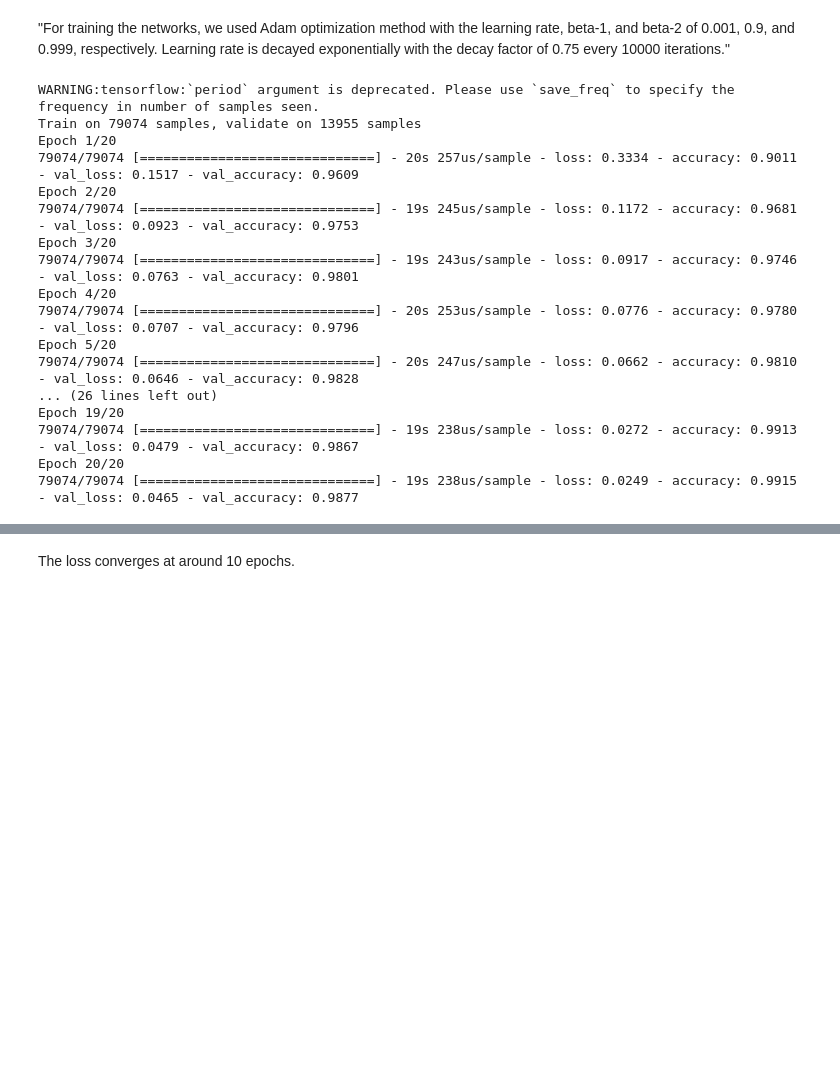
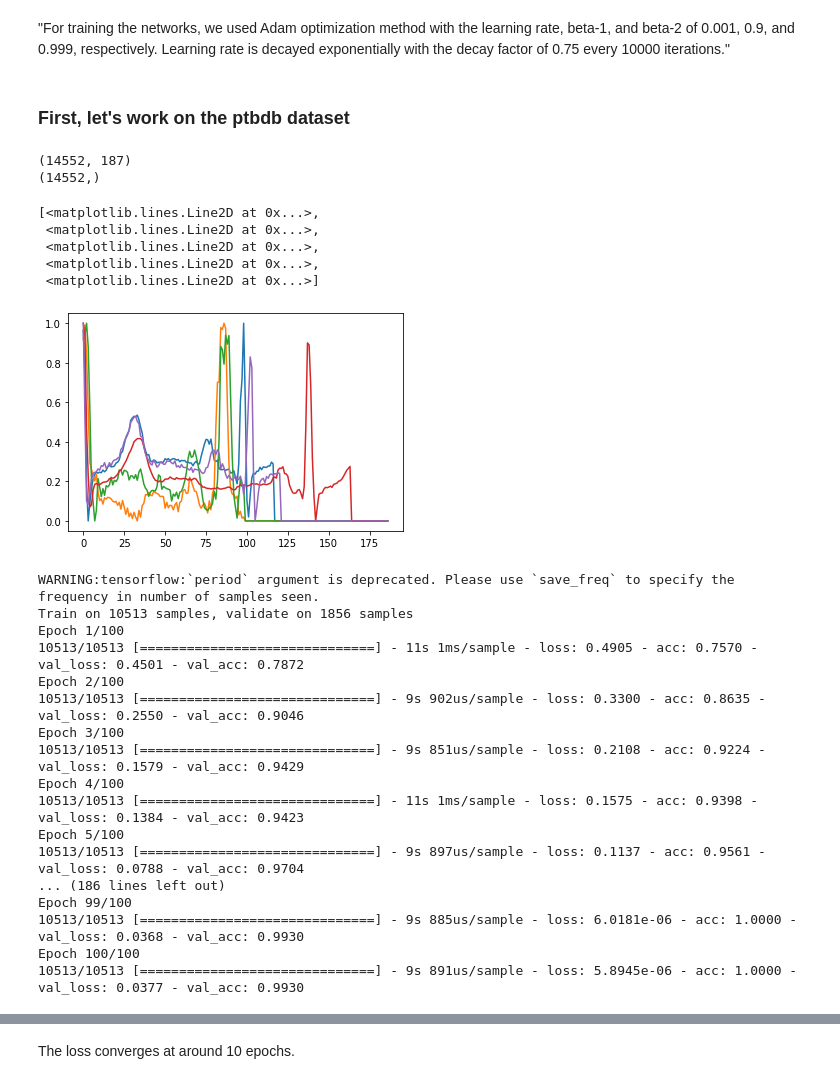
Before and after one commit to ArnoBen/ECG-Heartbeat-Categorization, a Jupyter notebook: ecg_classification.ipynb, the cells around one changed output, grey strips where cells are left out. Drawn from its saved outputs; the diff is of its cells as text; code cells hidden in the pictures; blank space fills up the shorter version.

```diff
--- a/ecg_classification.ipynb
+++ b/ecg_classification.ipynb
@@ -125,3 +120,23 @@ ________________________________________________________________________________
 # %%
 lr_schedule = tf.keras.optimizers.schedules.ExponentialDecay(0.001, decay_steps=10000, decay_rate=0.75)
 adam = Adam(learning_rate=lr_schedule, beta_1=0.9, beta_2=0.999, amsgrad=False)
+# %% [markdown]
+### First, let's work on the ptbdb dataset
+# %%
+M = df_ptbdb.values
+X = M[:,:-1]
+y = M[:,-1]
+print(X.shape)
+print(y.shape)
+# %% [output]
+(14552, 187)
+(14552,)
+# %%
+plt.plot(X[np.random.randint(0,X.shape[0],5)].transpose())
+# %% [output]
+[<matplotlib.lines.Line2D at 0x...>,
+ <matplotlib.lines.Line2D at 0x...>,
+ <matplotlib.lines.Line2D at 0x...>,
+ <matplotlib.lines.Line2D at 0x...>,
+ <matplotlib.lines.Line2D at 0x...>]
+[figure, added]
@@ -128,30 +151,30 @@ adam = Adam(learning_rate=lr_schedule, beta_1=0.9, beta_2=0.999, amsgrad=False)
 # %%
 model.compile(optimizer=adam, loss='sparse_categorical_crossentropy', metrics=['accuracy'])
 # %%
-mc = tf.keras.callbacks.ModelCheckpoint('weights/weights{epoch:08d}.h5', save_weights_only=True, period=4)
+mc = tf.keras.callbacks.ModelCheckpoint('weights/ptbdb{epoch:08d}.h5', save_weights_only=True, period=4)
 history = model.fit(np.expand_dims(X_train, axis=2),
                     y_train,
                     validation_split=0.15,
-                    epochs=20,
+                    epochs=100,
                     batch_size=256,
                     callbacks=[mc])
 # %% [output]
 WARNING:tensorflow:`period` argument is deprecated. Please use `save_freq` to specify the frequency in number of samples seen.
-Train on 79074 samples, validate on 13955 samples
-Epoch 1/20
-79074/79074 [==============================] - 20s 257us/sample - loss: 0.3334 - accuracy: 0.9011 - val_loss: 0.1517 - val_accuracy: 0.9609
-Epoch 2/20
-79074/79074 [==============================] - 19s 245us/sample - loss: 0.1172 - accuracy: 0.9681 - val_loss: 0.0923 - val_accuracy: 0.9753
-Epoch 3/20
-79074/79074 [==============================] - 19s 243us/sample - loss: 0.0917 - accuracy: 0.9746 - val_loss: 0.0763 - val_accuracy: 0.9801
-Epoch 4/20
-79074/79074 [==============================] - 20s 253us/sample - loss: 0.0776 - accuracy: 0.9780 - val_loss: 0.0707 - val_accuracy: 0.9796
-Epoch 5/20
-79074/79074 [==============================] - 20s 247us/sample - loss: 0.0662 - accuracy: 0.9810 - val_loss: 0.0646 - val_accuracy: 0.9828
-... (26 lines left out)
-Epoch 19/20
-79074/79074 [==============================] - 19s 238us/sample - loss: 0.0272 - accuracy: 0.9913 - val_loss: 0.0479 - val_accuracy: 0.9867
-Epoch 20/20
-79074/79074 [==============================] - 19s 238us/sample - loss: 0.0249 - accuracy: 0.9915 - val_loss: 0.0465 - val_accuracy: 0.9877
+Train on 10513 samples, validate on 1856 samples
+Epoch 1/100
+10513/10513 [==============================] - 11s 1ms/sample - loss: 0.4905 - acc: 0.7570 - val_loss: 0.4501 - val_acc: 0.7872
+Epoch 2/100
+10513/10513 [==============================] - 9s 902us/sample - loss: 0.3300 - acc: 0.8635 - val_loss: 0.2550 - val_acc: 0.9046
+Epoch 3/100
+10513/10513 [==============================] - 9s 851us/sample - loss: 0.2108 - acc: 0.9224 - val_loss: 0.1579 - val_acc: 0.9429
+Epoch 4/100
+10513/10513 [==============================] - 11s 1ms/sample - loss: 0.1575 - acc: 0.9398 - val_loss: 0.1384 - val_acc: 0.9423
+Epoch 5/100
+10513/10513 [==============================] - 9s 897us/sample - loss: 0.1137 - acc: 0.9561 - val_loss: 0.0788 - val_acc: 0.9704
+... (186 lines left out)
+Epoch 99/100
+10513/10513 [==============================] - 9s 885us/sample - loss: 6.0181e-06 - acc: 1.0000 - val_loss: 0.0368 - val_acc: 0.9930
+Epoch 100/100
+10513/10513 [==============================] - 9s 891us/sample - loss: 5.8945e-06 - acc: 1.0000 - val_loss: 0.0377 - val_acc: 0.9930
 # %%
 plt.subplot(211)
```
Also changed, not shown: parts of 10 cells of this notebook, 6 other files.
